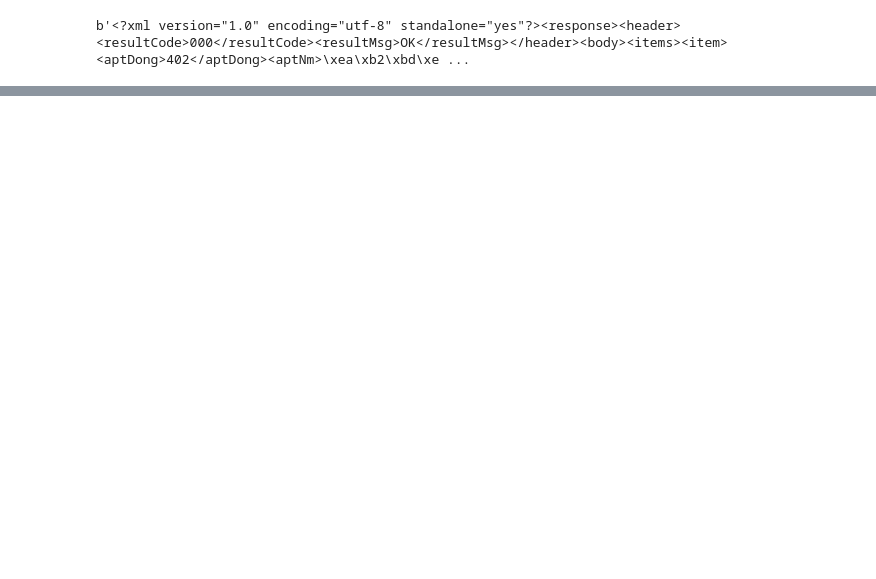
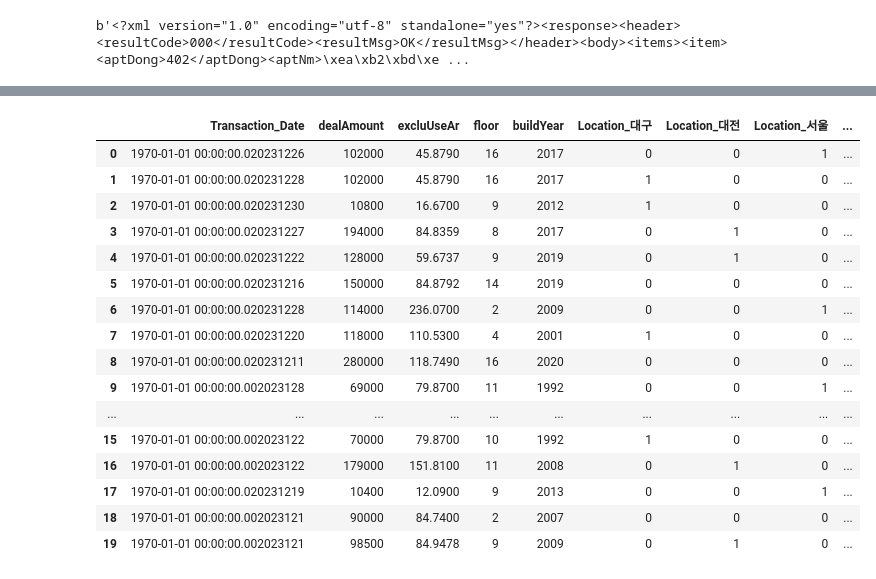
Before and after one commit to miggi27/AI_test, a Jupyter notebook: data_analysis/APT_FeatureEng.ipynb, the cells around one changed output, grey strips where cells are left out. Drawn from its saved outputs; the diff is of its cells as text; code cells hidden in the pictures; blank space fills up the shorter version.

```diff
--- a/data_analysis/APT_FeatureEng.ipynb
+++ b/data_analysis/APT_FeatureEng.ipynb
@@ -154,0 +229,20 @@ from sklearn.preprocessing import StandardScaler
+# %%
+df
+# %% [output]
+|  | Transaction_Date | dealAmount | excluUseAr | floor | buildYear | Location_대구 | Location_대전 | Location_서울 | ... |
+| 0 | 1970-01-01 00:00:00.020231226 | 102000 | 45.8790 | 16 | 2017 | 0 | 0 | 1 | ... |
+| 1 | 1970-01-01 00:00:00.020231228 | 102000 | 45.8790 | 16 | 2017 | 1 | 0 | 0 | ... |
+| 2 | 1970-01-01 00:00:00.020231230 | 10800 | 16.6700 | 9 | 2012 | 1 | 0 | 0 | ... |
+| 3 | 1970-01-01 00:00:00.020231227 | 194000 | 84.8359 | 8 | 2017 | 0 | 1 | 0 | ... |
+| 4 | 1970-01-01 00:00:00.020231222 | 128000 | 59.6737 | 9 | 2019 | 0 | 1 | 0 | ... |
+| 5 | 1970-01-01 00:00:00.020231216 | 150000 | 84.8792 | 14 | 2019 | 0 | 0 | 0 | ... |
+| 6 | 1970-01-01 00:00:00.020231228 | 114000 | 236.0700 | 2 | 2009 | 0 | 0 | 1 | ... |
+| 7 | 1970-01-01 00:00:00.020231220 | 118000 | 110.5300 | 4 | 2001 | 1 | 0 | 0 | ... |
+| 8 | 1970-01-01 00:00:00.020231211 | 280000 | 118.7490 | 16 | 2020 | 0 | 0 | 0 | ... |
+| 9 | 1970-01-01 00:00:00.002023128 | 69000 | 79.8700 | 11 | 1992 | 0 | 0 | 1 | ... |
+| ... | ... | ... | ... | ... | ... | ... | ... | ... | ... |
+| 15 | 1970-01-01 00:00:00.002023122 | 70000 | 79.8700 | 10 | 1992 | 1 | 0 | 0 | ... |
+| 16 | 1970-01-01 00:00:00.002023122 | 179000 | 151.8100 | 11 | 2008 | 0 | 1 | 0 | ... |
+| 17 | 1970-01-01 00:00:00.020231219 | 10400 | 12.0900 | 9 | 2013 | 0 | 0 | 1 | ... |
+| 18 | 1970-01-01 00:00:00.002023121 | 90000 | 84.7400 | 2 | 2007 | 0 | 0 | 0 | ... |
+| 19 | 1970-01-01 00:00:00.002023121 | 98500 | 84.9478 | 9 | 2009 | 0 | 1 | 0 | ... |
```
Also changed, not shown: parts of 19 cells of this notebook, 7 other files.
